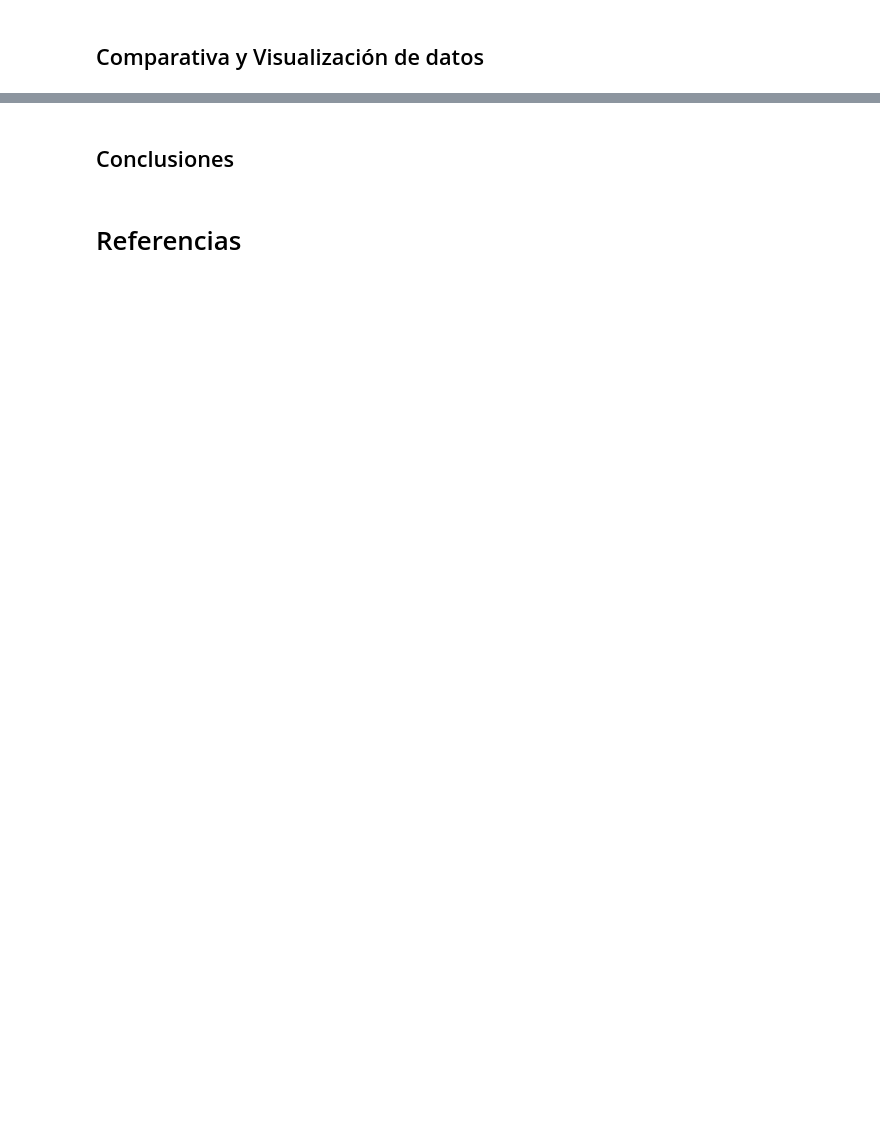
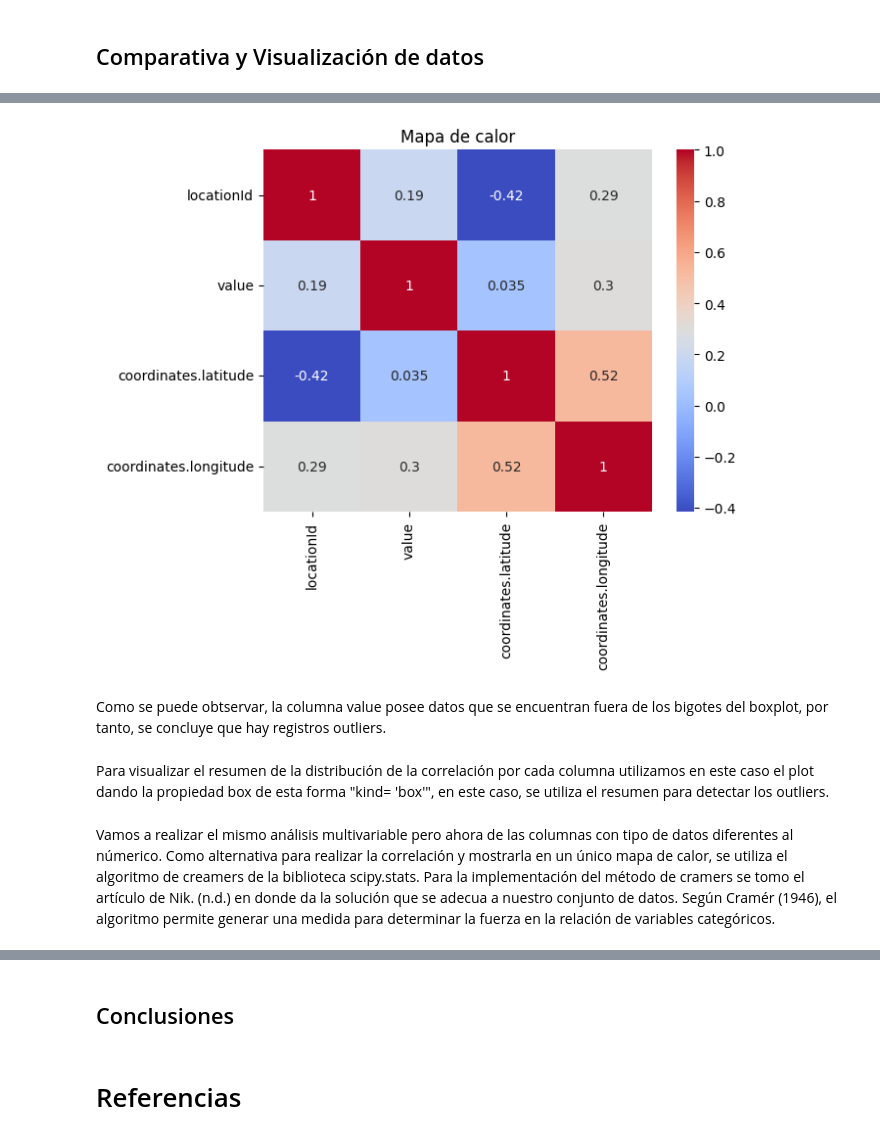
Before and after one commit to calerovillalobos10/Intro_Limpieza_Transf_Data, a Jupyter notebook: Lab2_PF3347.ipynb, the cells around one changed output, grey strips where cells are left out. Drawn from its saved outputs; the diff is of its cells as text; code cells hidden in the pictures; blank space fills up the shorter version.

```diff
--- a/Lab2_PF3347.ipynb
+++ b/Lab2_PF3347.ipynb
@@ -543,12 +684,2 @@ En la limpieza y transformación de datos se fueron realizando ciertos pasos los
 # %% [markdown]
 ## Comparativa y Visualización de datos
-# %%
-import seaborn as sns
-
-
-# Convertir la columna de fechas en formato datetime
-datos['date.utc'] = pd.to_datetime(datos['date.utc'])#ya se hizo esa transformación
-
-
-# Agrupa los datos por país, ciudad, y parámetro
-datos_agrupados = datos.groupby(['country', 'location', 'parameter', datos['date.utc'].dt.date]).mean().reset_index()
@@ -588,0 +691,5 @@ plt.show()
+# %%
+df_numerico = datos.select_dtypes(include=['number','int64', 'float64']) #Obtención de las columnas númericas
+
+correlacion = df_numerico.corr()# Calcular la matriz de correlación
+correlacion
@@ -588,0 +708,14 @@ plt.show()
+# %%
+# Mapa de calor de la matriz de correlación
+sns.heatmap(correlacion, annot=True, cmap='coolwarm')
+plt.title('Mapa de calor')
+plt.show()
+# %% [output]
+[figure, added]
+# %% [markdown]
+Como se puede obtservar, la columna value posee datos que se encuentran fuera de los bigotes del boxplot, por tanto, se concluye que hay registros outliers.
+# %% [markdown]
+Para visualizar el resumen de la distribución  de la correlación por cada columna utilizamos en este caso el plot dando la propiedad box de esta forma "kind= 'box'", en este caso, se utiliza el resumen para detectar los outliers.
+# %% [markdown]
+Vamos a realizar el mismo análisis multivariable pero ahora de las columnas con tipo de datos diferentes al númerico. Como alternativa para realizar la correlación y mostrarla en un único mapa de calor, se utiliza el algoritmo de creamers de la biblioteca scipy.stats. Para la implementación del método de cramers se tomo el artículo de Nik. (n.d.) en donde da la solución que se adecua a nuestro conjunto de datos.
+Según Cramér (1946), el algoritmo permite generar una medida para determinar la fuerza en la relación de variables categóricos.
```
Also changed, not shown: parts of 60 cells of this notebook.
